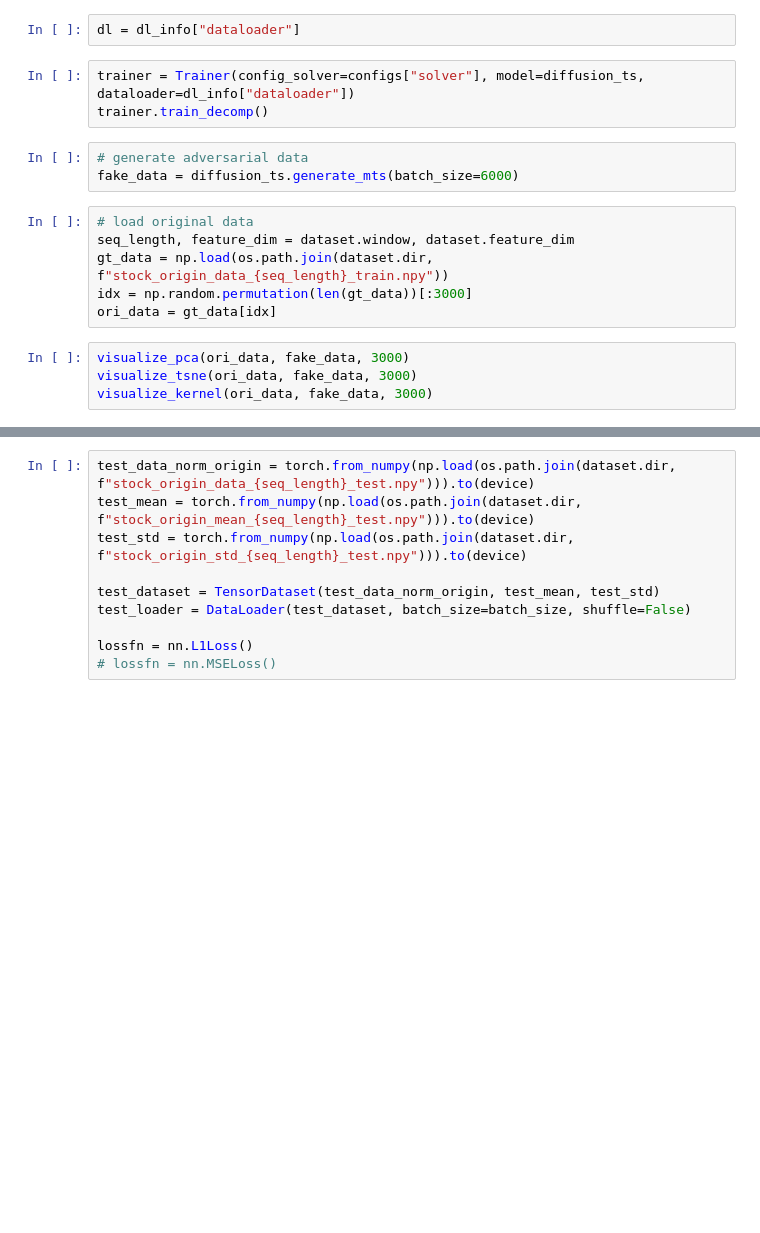
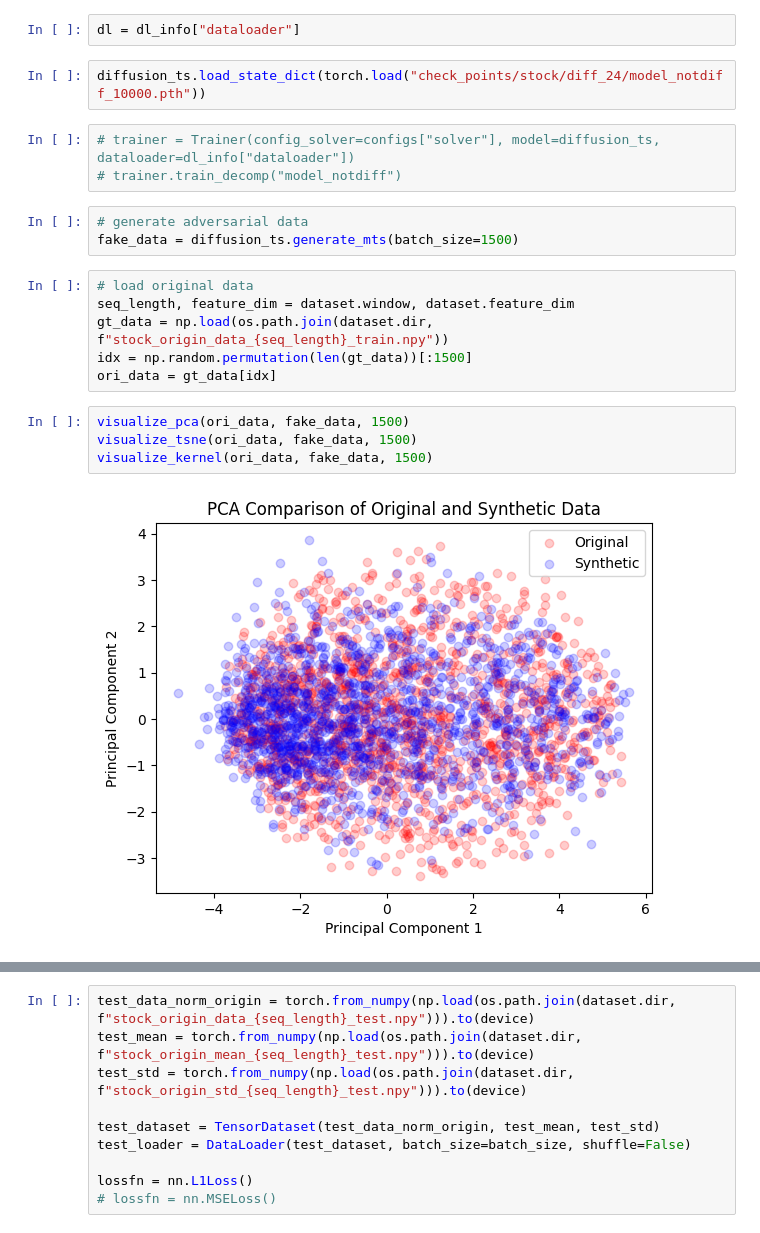
Before and after one commit to hrj04/Project_TS_Generation, a Jupyter notebook: not_diff_test.ipynb, the cells around one changed output, grey strips where cells are left out. Cells and saved outputs as stored; diff of their text form; blank space fills up the shorter version.

```diff
--- a/not_diff_test.ipynb
+++ b/not_diff_test.ipynb
@@ -37,19 +37,23 @@ dl_info_test["dataset"]
 dataset = dl_info['dataset']
 # %%
 dl = dl_info["dataloader"]
+# %%
+diffusion_ts.load_state_dict(torch.load("check_points/stock/diff_24/model_notdiff_10000.pth"))
 # %%
-trainer = Trainer(config_solver=configs["solver"], model=diffusion_ts, dataloader=dl_info["dataloader"])
-trainer.train_decomp()
+# trainer = Trainer(config_solver=configs["solver"], model=diffusion_ts, dataloader=dl_info["dataloader"])
+# trainer.train_decomp("model_notdiff")
 # %%
 # generate adversarial data
-fake_data = diffusion_ts.generate_mts(batch_size=6000)
+fake_data = diffusion_ts.generate_mts(batch_size=1500)
 # %%
 # load original data
 seq_length, feature_dim = dataset.window, dataset.feature_dim
 gt_data = np.load(os.path.join(dataset.dir, f"stock_origin_data_{seq_length}_train.npy"))
-idx = np.random.permutation(len(gt_data))[:3000]
+idx = np.random.permutation(len(gt_data))[:1500]
 ori_data = gt_data[idx]
 # %%
-visualize_pca(ori_data, fake_data, 3000)
-visualize_tsne(ori_data, fake_data, 3000)
-visualize_kernel(ori_data, fake_data, 3000)
+visualize_pca(ori_data, fake_data, 1500)
+visualize_tsne(ori_data, fake_data, 1500)
+visualize_kernel(ori_data, fake_data, 1500)
+# %% [output]
+[figure, added]
```
Also changed, not shown: parts of 21 cells of this notebook, 4 other files.
